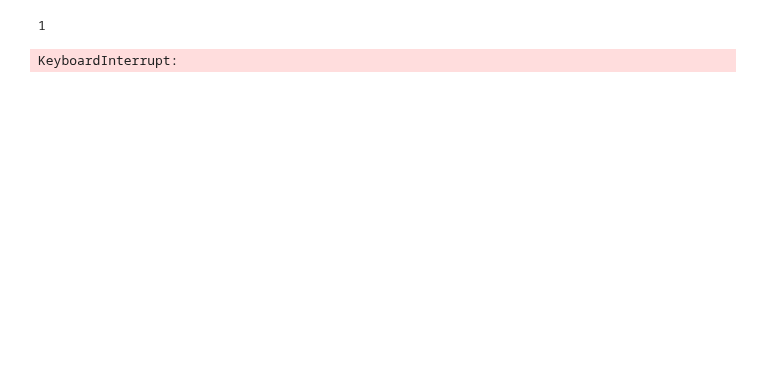
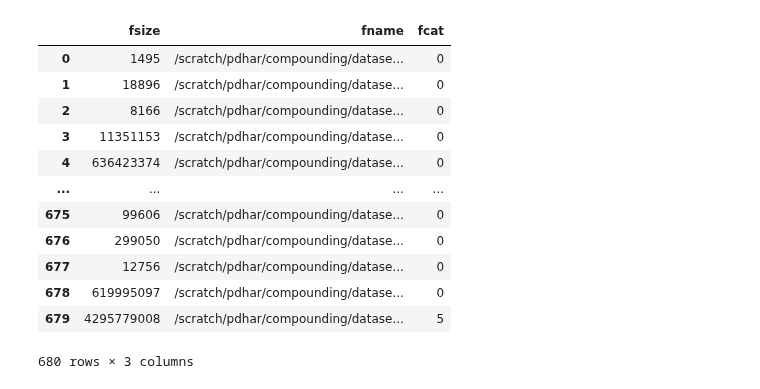
Before and after one commit to prajitdhar/Compounding, a Jupyter notebook: novel_compound_predictor/Pickle_Files_Combiner.ipynb, the cells around one changed output. Saved outputs shown, nothing was run; the diff lists cells and outputs as text; code cells hidden in the pictures; blank space fills up the shorter version.

```diff
--- a/novel_compound_predictor/Pickle_Files_Combiner.ipynb
+++ b/novel_compound_predictor/Pickle_Files_Combiner.ipynb
@@ -8,7 +8,8 @@ import pickle as pkl
 # %%
 all_pkl_files=[]
 pkl_file_sizes=[]
-for filename in glob.glob('/data/dharp/compounding/pkl_datasets/*.pkl'):
+path='/scratch/pdhar/compounding/datasets/google/'
+for filename in glob.glob(path+'*pkl'):
     pkl_file_sizes.append(os.path.getsize(filename))
     all_pkl_files.append(filename)
 #df = pd.concat(dfs)
@@ -40,35 +15,0 @@ for f in remaining_pkl_files:
-# %%
-len([f])
-# %% [output]
-1
-# %%
-
-pkl_file_count=0
-
-total_pkl_file_count=len(remaining_pkl_files)
-while pkl_file_count!=len(remaining_pkl_files):
-    curr_pkl_list=[]
-    curr_size=0
-    for filename in remaining_pkl_files:
-        #print(filename)
-        if curr_size<=df_limit:
-            if (len(curr_pkl_list)+pkl_file_count)==total_pkl_file_count:
-                batched_pkl_files.append(curr_pkl_list)
-                pkl_file_count+=len(curr_pkl_list)
-            #print(all_pkl_files)
-                remaining_pkl_files=list(set(remaining_pkl_files)-set(curr_pkl_list))
-
-                break
-            else:
-                curr_size+=os.path.getsize(filename)
-                curr_pkl_list.append(filename)
-
-        else:
-            batched_pkl_files.append(curr_pkl_list)
-            pkl_file_count+=len(curr_pkl_list)
-            #print(all_pkl_files)
-            remaining_pkl_files=list(set(remaining_pkl_files)-set(curr_pkl_list))
-
-            break
-# %% [output]
-KeyboardInterrupt:
@@ -78,0 +16,21 @@ pkl.dump(batched_pkl_files,open( "batched_pkl_files.pkl", "wb" ))
+# %%
+pkl_df=pd.DataFrame(all_pkl_files,pkl_file_sizes)
+pkl_df.reset_index(inplace=True)
+pkl_df.columns=['fsize','fname']
+# %%
+pkl_df['fcat']=pd.cut(pkl_df['fsize'], bins=20,labels=list(range(0,20)))
+pkl_df
+# %% [output]
+|  | fsize | fname | fcat |
+| 0 | 1495 | /scratch/pdhar/compounding/datase... | 0 |
+| 1 | 18896 | /scratch/pdhar/compounding/datase... | 0 |
+| 2 | 8166 | /scratch/pdhar/compounding/datase... | 0 |
+| 3 | 11351153 | /scratch/pdhar/compounding/datase... | 0 |
+| 4 | 636423374 | /scratch/pdhar/compounding/datase... | 0 |
+| ... | ... | ... | ... |
+| 675 | 99606 | /scratch/pdhar/compounding/datase... | 0 |
+| 676 | 299050 | /scratch/pdhar/compounding/datase... | 0 |
+| 677 | 12756 | /scratch/pdhar/compounding/datase... | 0 |
+| 678 | 619995097 | /scratch/pdhar/compounding/datase... | 0 |
+| 679 | 4295779008 | /scratch/pdhar/compounding/datase... | 5 |
+680 rows × 3 columns
```
Also changed, not shown: parts of 8 cells of this notebook, 5 other files.
